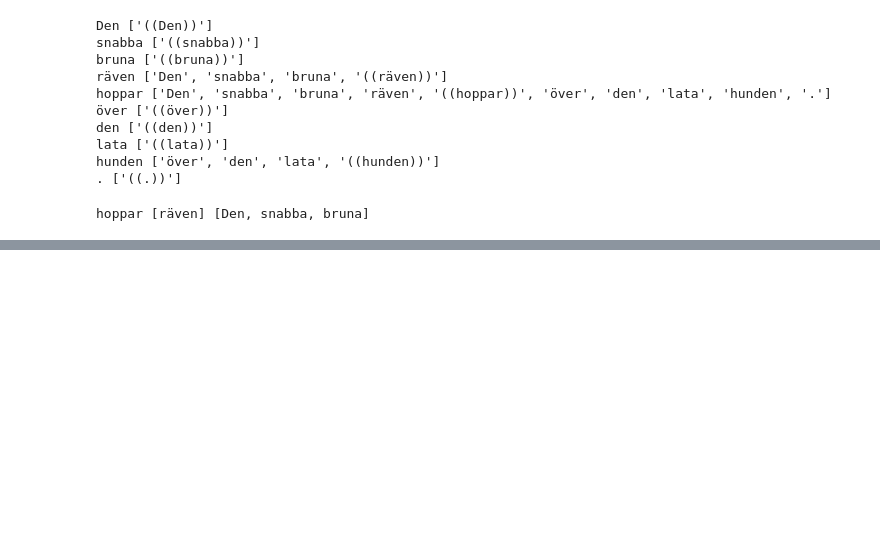
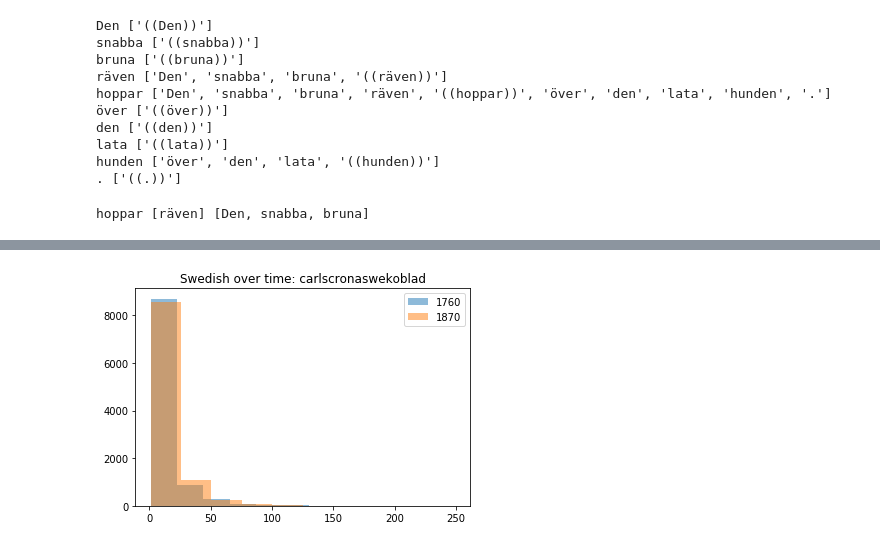
Before and after one commit to linnealovespie/scandinavian-languages, a Jupyter notebook: Dependencies.ipynb, the cells around one changed output, grey strips where cells are left out. Drawn from its saved outputs; the diff is of its cells as text; code cells hidden in the pictures; blank space fills up the shorter version.

```diff
--- a/Dependencies.ipynb
+++ b/Dependencies.ipynb
@@ -87,0 +185,15 @@ Right tokens:  [None, .] of token hoppar
+# %%
+# Look at evoluion of a single Swedish newspaper
+file_path = os.path.join("/share/magpie/datasets/Swedish", "kubhist2","kubhist2-carlscronaswekoblad-1760.xml")
+lengthsSweOld = traverseSwed(file_path, sentenceLength)
+
+file_path = os.path.join("/share/magpie/datasets/Swedish", "kubhist2","kubhist2-carlscronaswekoblad-1870.xml")
+lengthsSweNew = traverseSwed(file_path, sentenceLength)
+# %%
+plt.hist(lengthsSweOld, alpha=0.5, label="1760")
+plt.hist(lengthsSweNew, alpha=0.5, label="1870")
+plt.legend()
+plt.title("Swedish over time: carlscronaswekoblad")
+plt.show()
+# %% [output]
+[figure, added]
```
Also changed, not shown: parts of 10 cells of this notebook, 1 other file.
